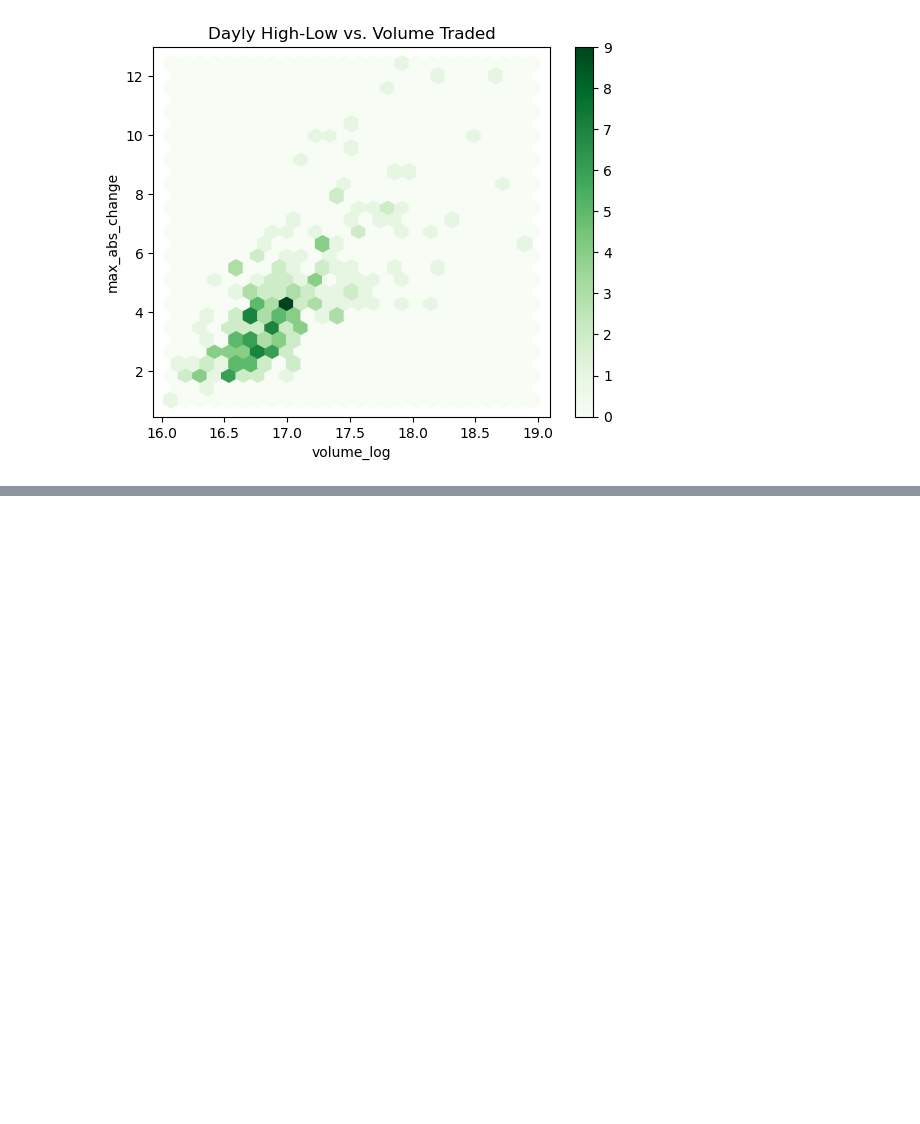
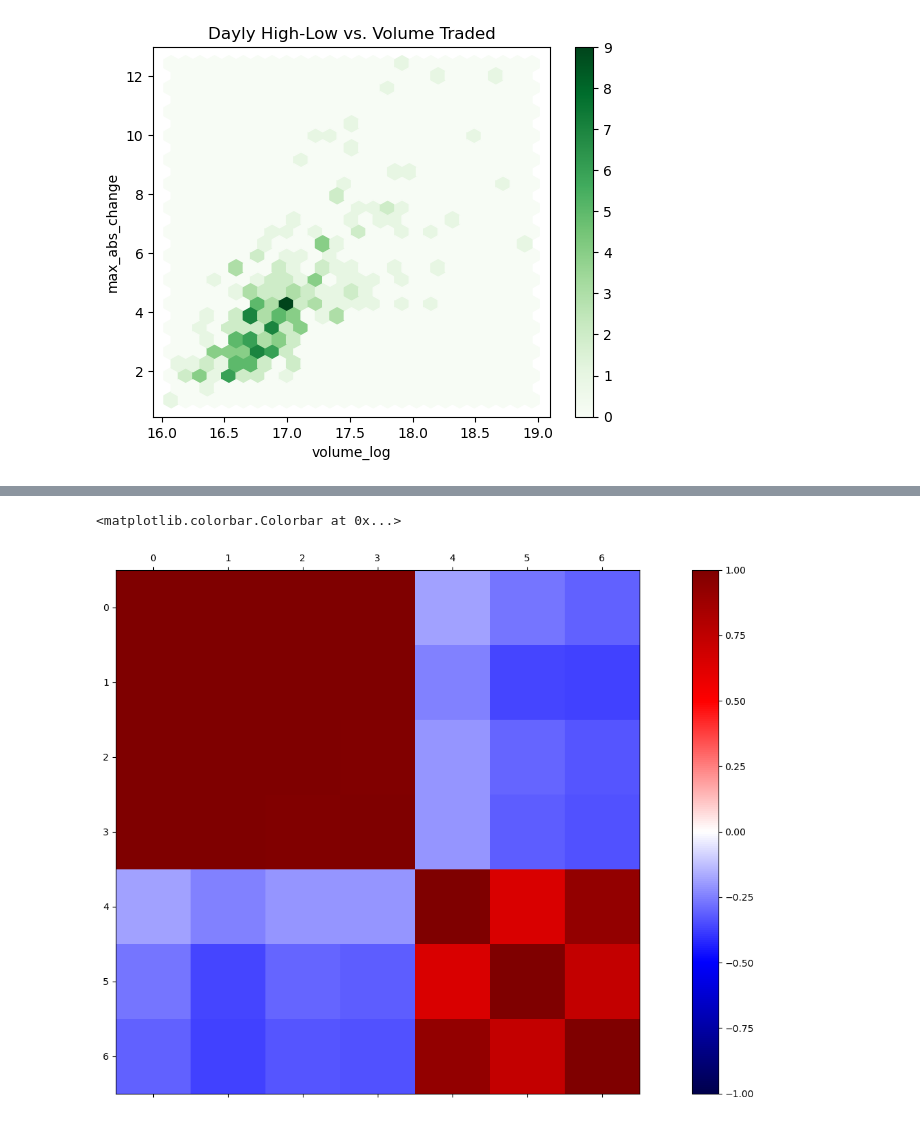
Before and after one commit to nadia-paz/ds-learning, a Jupyter notebook: data_analysis_pandas/11_pandas_viz.ipynb, the cells around one changed output, grey strips where cells are left out. Saved outputs shown, nothing was run; the diff lists cells and outputs as text; code cells hidden in the pictures; blank space fills up the shorter version.

Commit message:
start heatmap

```diff
--- a/data_analysis_pandas/11_pandas_viz.ipynb
+++ b/data_analysis_pandas/11_pandas_viz.ipynb
@@ -433,0 +439,7 @@ plt.show()
+# %%
+# calculate correlation coefficients
+fb_corr = fb.assign(
+    max_abs_change = fb.high - fb.low,
+    volume_log = np.log(fb.volume)
+).corr()
+fb_corr.head()
@@ -433,0 +453,12 @@ plt.show()
+# %%
+fig, ax = plt.subplots(figsize=(20, 10))
+
+# create a heatmap without any labels, axis info etc, axis go from 0 to 6
+im = ax.matshow(fb_corr, cmap='seismic')
+
+# create a colorbar on the left side
+im.set_clim(-1, 1)
+fig.colorbar(im)
+# %% [output]
+<matplotlib.colorbar.Colorbar at 0x...>
+[figure, added]
```
Also changed, not shown: parts of 3 cells of this notebook.
